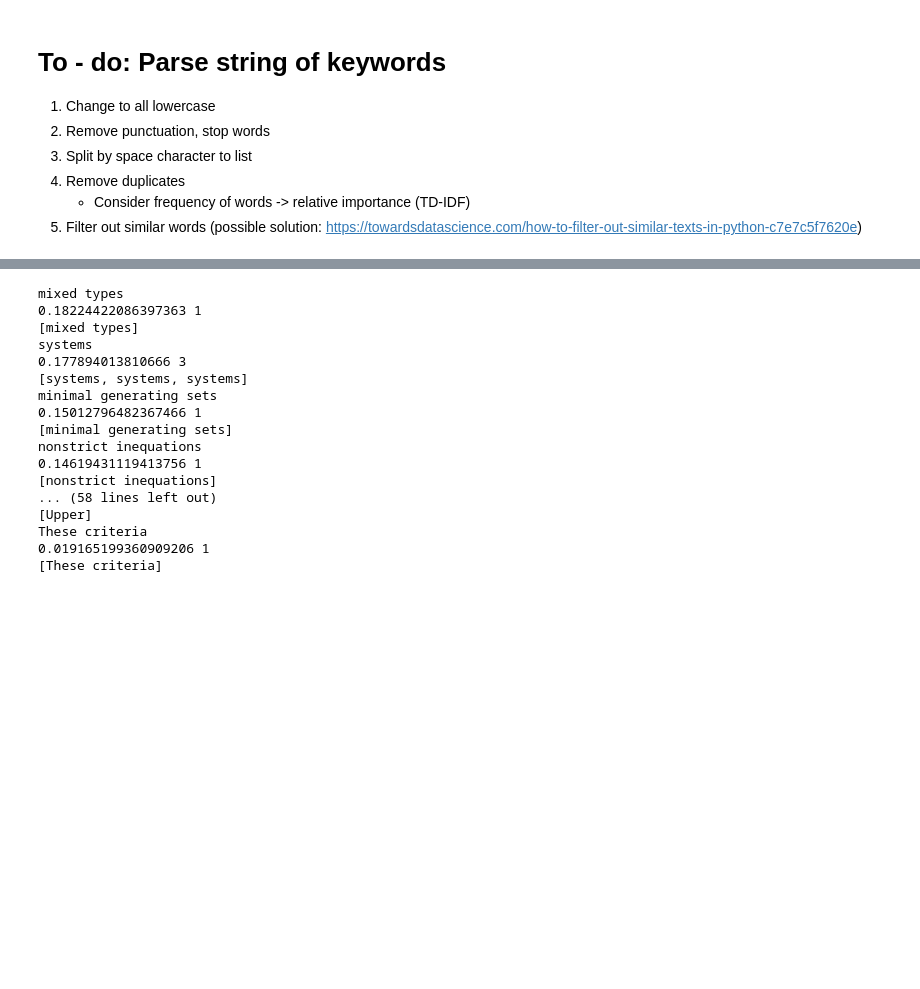
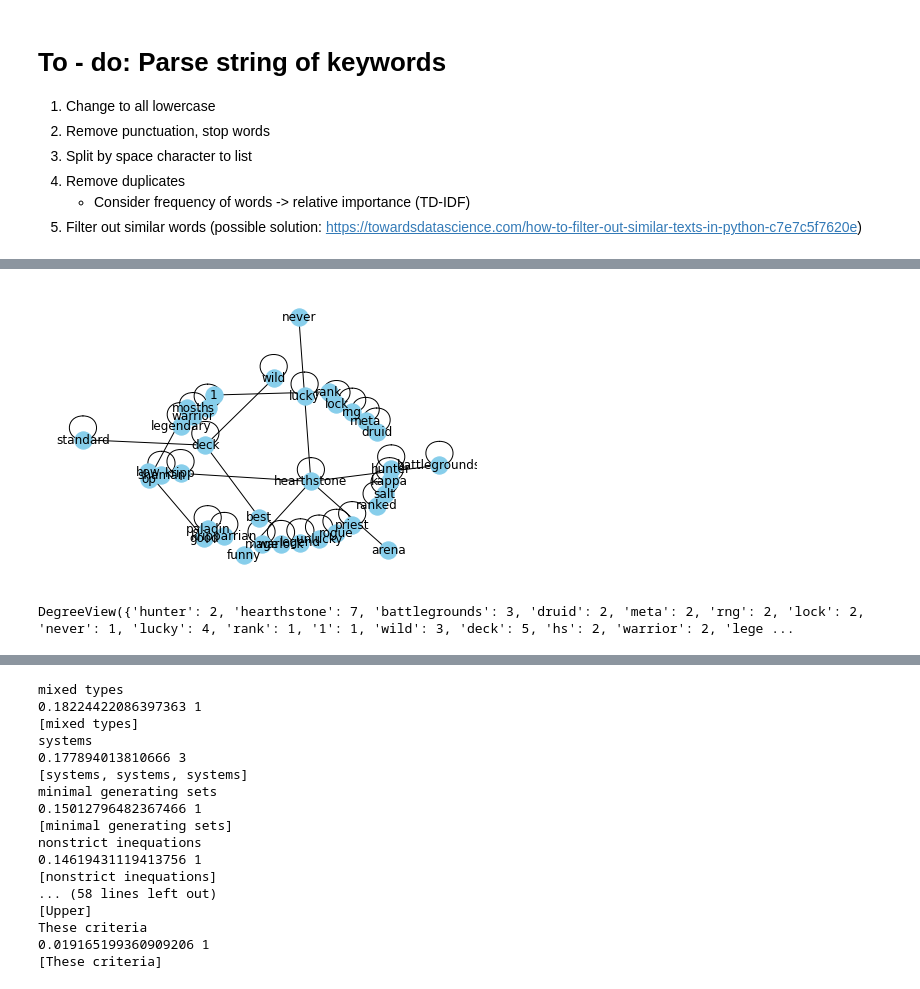
Before and after one commit to bernardcheng/youtube-api-viz, a Jupyter notebook: yt-api-test.ipynb, the cells around one changed output, grey strips where cells are left out. Drawn from its saved outputs; the diff is of its cells as text; code cells hidden in the pictures; blank space fills up the shorter version.

```diff
--- a/yt-api-test.ipynb
+++ b/yt-api-test.ipynb
@@ -189,3 +279,8 @@ grp_tgt_df
 # %%
 # Perform left join for final_rltn_df & grp_src_df e.g. final_rltn_df.merge(grp_src_df, on='user_id', how='left')
 # Perform left join for final_rltn_df & grp_tgt_df e.g. final_rltn_df.merge(grp_tgt_df, on='user_id', how='left')
+
+join_final_rltn_df = final_rltn_df.merge(grp_src_df, on='source', how='left')
+join_final_rltn_df = join_final_rltn_df.merge(grp_tgt_df, on='target', how='left')
+
+join_final_rltn_df
@@ -191,0 +305,4 @@ grp_tgt_df
+# %%
+join_final_rltn_df['target_val'] = join_final_rltn_df['target_val'].fillna(0)
+join_final_rltn_df['target_val'] = join_final_rltn_df['target_val'].astype(int)
+join_final_rltn_df
@@ -191,0 +330,15 @@ grp_tgt_df
+# %%
+join_final_rltn_df['source_val'] = join_final_rltn_df['source_val'].astype(float)
+# %%
+G = nx.from_pandas_edgelist(join_final_rltn_df,
+                            source='source',
+                            target='target',
+                            edge_attr='source_val',
+                            # edge_attr=['source_val', 'target_val'],
+                            create_using = nx.Graph())
+
+pos = nx.kamada_kawai_layout(G)
+
+nx.draw(G, with_labels=True, node_color='skyblue', edge_cmap=plt.cm.Blues, pos= pos)
+# %% [output]
+[figure, added]
@@ -191,0 +347,4 @@ grp_tgt_df
+# %%
+G.degree
+# %% [output]
+DegreeView({'hunter': 2, 'hearthstone': 7, 'battlegrounds': 3, 'druid': 2, 'meta': 2, 'rng': 2, 'lock': 2, 'never': 1, 'lucky': 4, 'rank': 1, '1': 1, 'wild': 3, 'deck': 5, 'hs': 2, 'warrior': 2, 'lege ...
```
Also changed, not shown: parts of 20 cells of this notebook, 1 other file.
